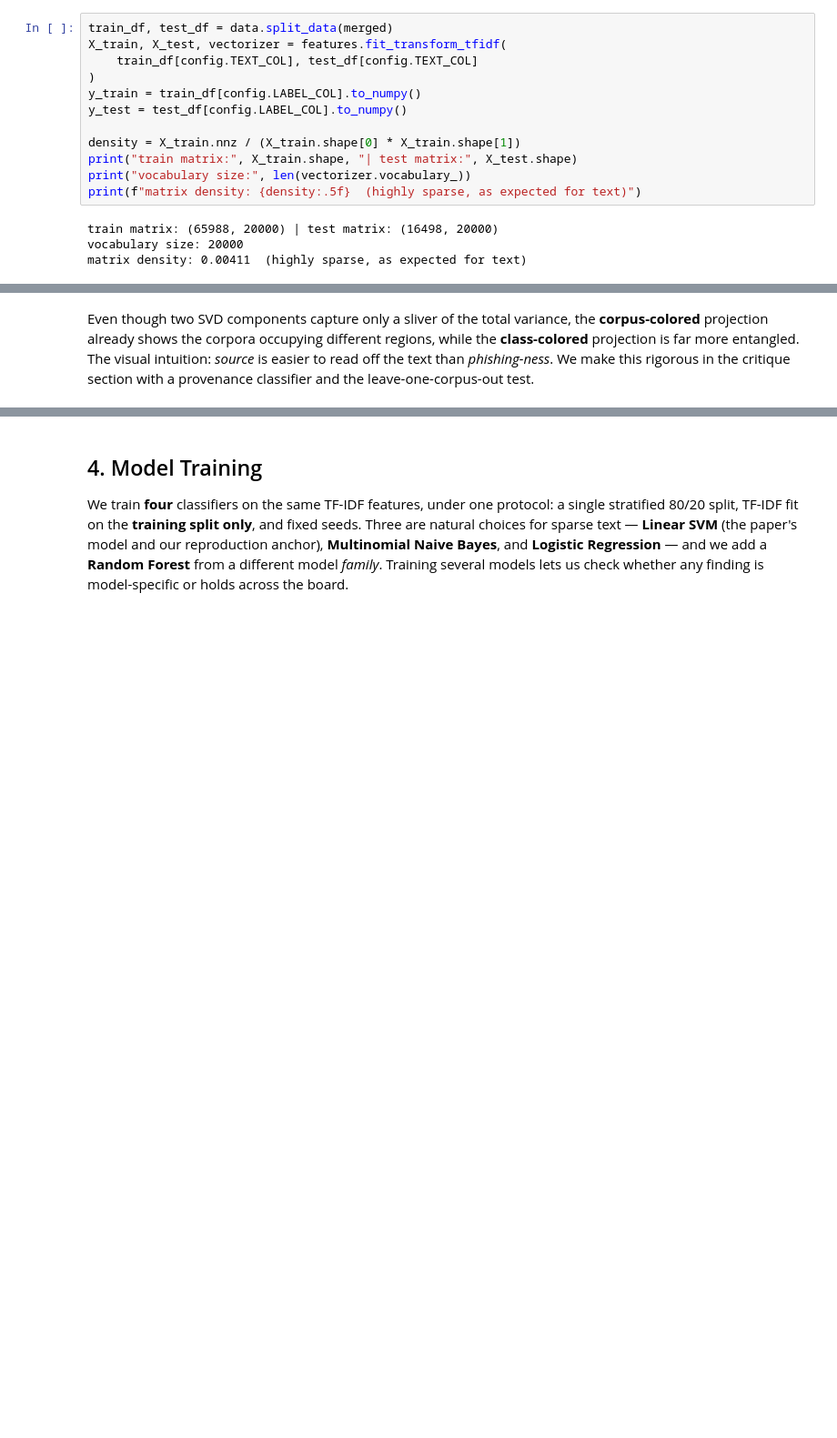
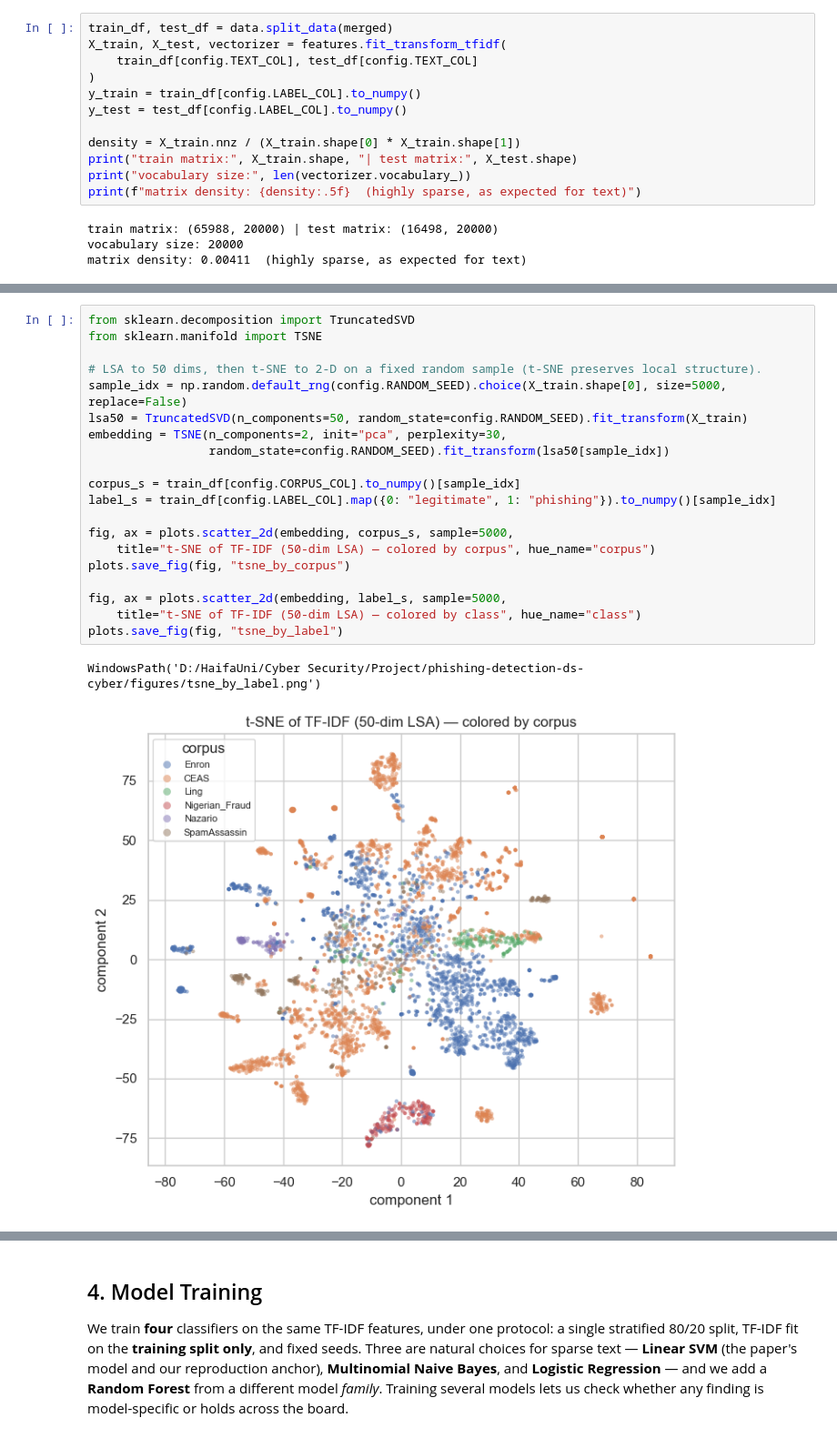
Before and after one commit to Imreec/phishing-detection-ds-cyber, a Jupyter notebook: notebooks/phishing_critique.ipynb, the cells around one changed output, grey strips where cells are left out. Shown at 91% size. Drawn from its saved outputs; the diff is of its cells as text; blank space fills up the shorter version.

Commit message:
fix: align analysis with the data and replace SVD blobs with t-SNE

```diff
--- a/notebooks/phishing_critique.ipynb
+++ b/notebooks/phishing_critique.ipynb
@@ -400,6 +383,23 @@ WindowsPath('D:/HaifaUni/Cyber Security/Project/phishing-detection-ds-cyber/figu
-# %% [markdown]
-Even though two SVD components capture only a sliver of the total variance, the
-**corpus-colored** projection already shows the corpora occupying different regions, while
-the **class-colored** projection is far more entangled. The visual intuition: *source* is
-easier to read off the text than *phishing-ness*. We make this rigorous in the critique
-section with a provenance classifier and the leave-one-corpus-out test.
+# %%
+from sklearn.decomposition import TruncatedSVD
+from sklearn.manifold import TSNE
+
+# LSA to 50 dims, then t-SNE to 2-D on a fixed random sample (t-SNE preserves local structure).
+sample_idx = np.random.default_rng(config.RANDOM_SEED).choice(X_train.shape[0], size=5000, replace=False)
+lsa50 = TruncatedSVD(n_components=50, random_state=config.RANDOM_SEED).fit_transform(X_train)
+embedding = TSNE(n_components=2, init="pca", perplexity=30,
+                 random_state=config.RANDOM_SEED).fit_transform(lsa50[sample_idx])
+
+corpus_s = train_df[config.CORPUS_COL].to_numpy()[sample_idx]
+label_s = train_df[config.LABEL_COL].map({0: "legitimate", 1: "phishing"}).to_numpy()[sample_idx]
+
+fig, ax = plots.scatter_2d(embedding, corpus_s, sample=5000,
+    title="t-SNE of TF-IDF (50-dim LSA) — colored by corpus", hue_name="corpus")
+plots.save_fig(fig, "tsne_by_corpus")
+
+fig, ax = plots.scatter_2d(embedding, label_s, sample=5000,
+    title="t-SNE of TF-IDF (50-dim LSA) — colored by class", hue_name="class")
+plots.save_fig(fig, "tsne_by_label")
+# %% [output]
+WindowsPath('D:/HaifaUni/Cyber Security/Project/phishing-detection-ds-cyber/figures/tsne_by_label.png')
+[figure, added]
```
Also changed, not shown: parts of 8 cells of this notebook, 4 other files.
